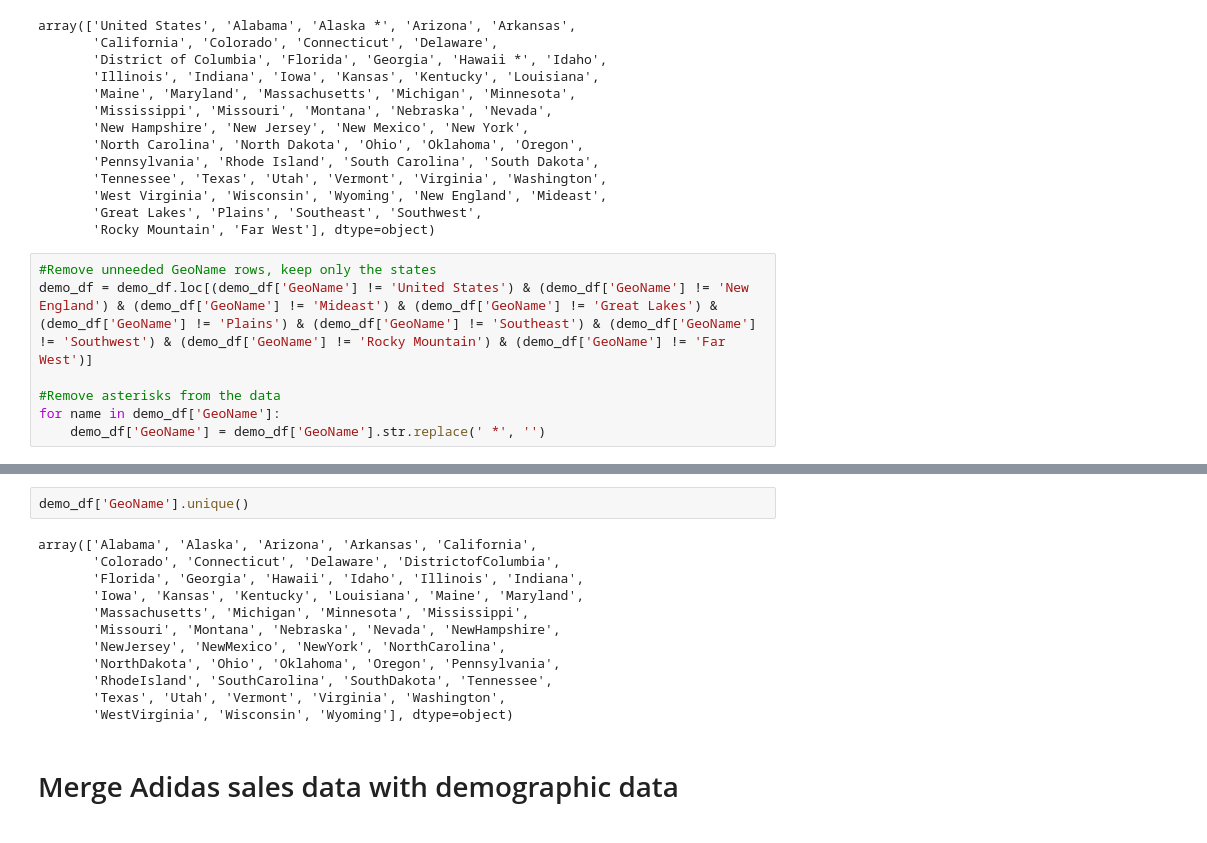
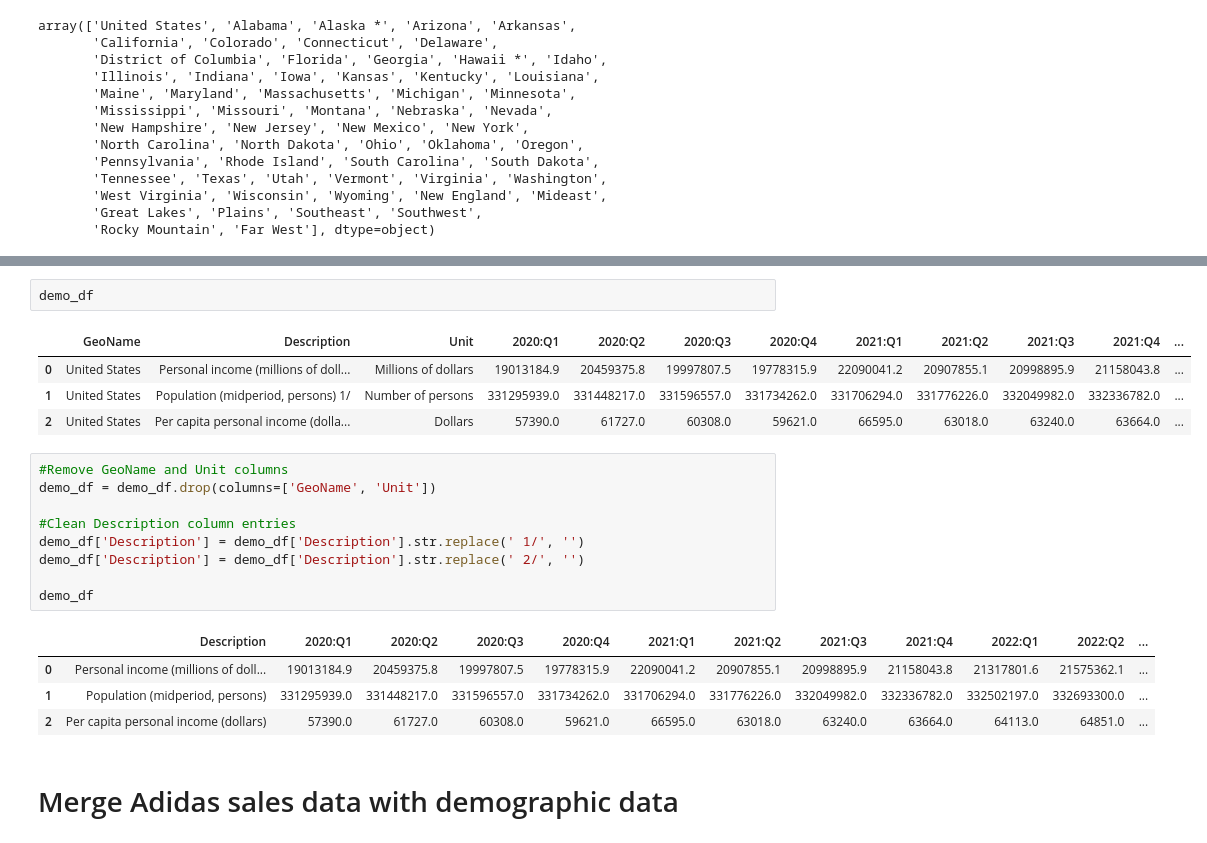
Before and after one commit to MitchellGleason/Final-Project, a Jupyter notebook: Machine Leanring Notebooks/multi_linear_reg_ML.ipynb, the cells around one changed output, grey strips where cells are left out. Cells and saved outputs as stored; diff of their text form.

```diff
--- a/Machine Leanring Notebooks/multi_linear_reg_ML.ipynb
+++ b/Machine Leanring Notebooks/multi_linear_reg_ML.ipynb
@@ -208,10 +194,3 @@ array(['United States', 'Alabama', 'Alaska *', 'Arizona', 'Arkansas',
        'West Virginia', 'Wisconsin', 'Wyoming', 'New England', 'Mideast',
        'Great Lakes', 'Plains', 'Southeast', 'Southwest',
        'Rocky Mountain', 'Far West'], dtype=object)
-# %%
-#Remove unneeded GeoName rows, keep only the states
-demo_df = demo_df.loc[(demo_df['GeoName'] != 'United States') & (demo_df['GeoName'] != 'New England') & (demo_df['GeoName'] != 'Mideast') & (demo_df['GeoName'] != 'Great Lakes') & (demo_df['GeoName'] != 'Plains') & (demo_df['GeoName'] != 'Southeast') & (demo_df['GeoName'] != 'Southwest') & (demo_df['GeoName'] != 'Rocky Mountain') & (demo_df['GeoName'] != 'Far West')]
-
-#Remove asterisks from the data
-for name in demo_df['GeoName']:
-    demo_df['GeoName'] = demo_df['GeoName'].str.replace(' *', '')
@@ -220,16 +203,23 @@ The default value of regex will change from True to False in a future version.
 # %%
-demo_df['GeoName'].unique()
+demo_df
 # %% [output]
-array(['Alabama', 'Alaska', 'Arizona', 'Arkansas', 'California',
-       'Colorado', 'Connecticut', 'Delaware', 'DistrictofColumbia',
-       'Florida', 'Georgia', 'Hawaii', 'Idaho', 'Illinois', 'Indiana',
-       'Iowa', 'Kansas', 'Kentucky', 'Louisiana', 'Maine', 'Maryland',
-       'Massachusetts', 'Michigan', 'Minnesota', 'Mississippi',
-       'Missouri', 'Montana', 'Nebraska', 'Nevada', 'NewHampshire',
-       'NewJersey', 'NewMexico', 'NewYork', 'NorthCarolina',
-       'NorthDakota', 'Ohio', 'Oklahoma', 'Oregon', 'Pennsylvania',
-       'RhodeIsland', 'SouthCarolina', 'SouthDakota', 'Tennessee',
-       'Texas', 'Utah', 'Vermont', 'Virginia', 'Washington',
-       'WestVirginia', 'Wisconsin', 'Wyoming'], dtype=object)
+|  | GeoName | Description | Unit | 2020:Q1 | 2020:Q2 | 2020:Q3 | 2020:Q4 | 2021:Q1 | 2021:Q2 | 2021:Q3 | 2021:Q4 | ... |
+| 0 | United States | Personal income (millions of doll... | Millions of dollars | 19013184.9 | 20459375.8 | 19997807.5 | 19778315.9 | 22090041.2 | 20907855.1 | 20998895.9 | 21158043.8 | ... |
+| 1 | United States | Population (midperiod, persons) 1/ | Number of persons | 331295939.0 | 331448217.0 | 331596557.0 | 331734262.0 | 331706294.0 | 331776226.0 | 332049982.0 | 332336782.0 | ... |
+| 2 | United States | Per capita personal income (dolla... | Dollars | 57390.0 | 61727.0 | 60308.0 | 59621.0 | 66595.0 | 63018.0 | 63240.0 | 63664.0 | ... |
+# %%
+#Remove GeoName and Unit columns
+demo_df = demo_df.drop(columns=['GeoName', 'Unit'])
+
+#Clean Description column entries
+demo_df['Description'] = demo_df['Description'].str.replace(' 1/', '')
+demo_df['Description'] = demo_df['Description'].str.replace(' 2/', '')
+
+demo_df
+# %% [output]
+|  | Description | 2020:Q1 | 2020:Q2 | 2020:Q3 | 2020:Q4 | 2021:Q1 | 2021:Q2 | 2021:Q3 | 2021:Q4 | 2022:Q1 | 2022:Q2 | ... |
+| 0 | Personal income (millions of doll... | 19013184.9 | 20459375.8 | 19997807.5 | 19778315.9 | 22090041.2 | 20907855.1 | 20998895.9 | 21158043.8 | 21317801.6 | 21575362.1 | ... |
+| 1 | Population (midperiod, persons) | 331295939.0 | 331448217.0 | 331596557.0 | 331734262.0 | 331706294.0 | 331776226.0 | 332049982.0 | 332336782.0 | 332502197.0 | 332693300.0 | ... |
+| 2 | Per capita personal income (dollars) | 57390.0 | 61727.0 | 60308.0 | 59621.0 | 66595.0 | 63018.0 | 63240.0 | 63664.0 | 64113.0 | 64851.0 | ... |
 # %% [markdown]
 # Merge Adidas sales data with demographic data
```
Also changed, not shown: parts of 10 cells of this notebook.
